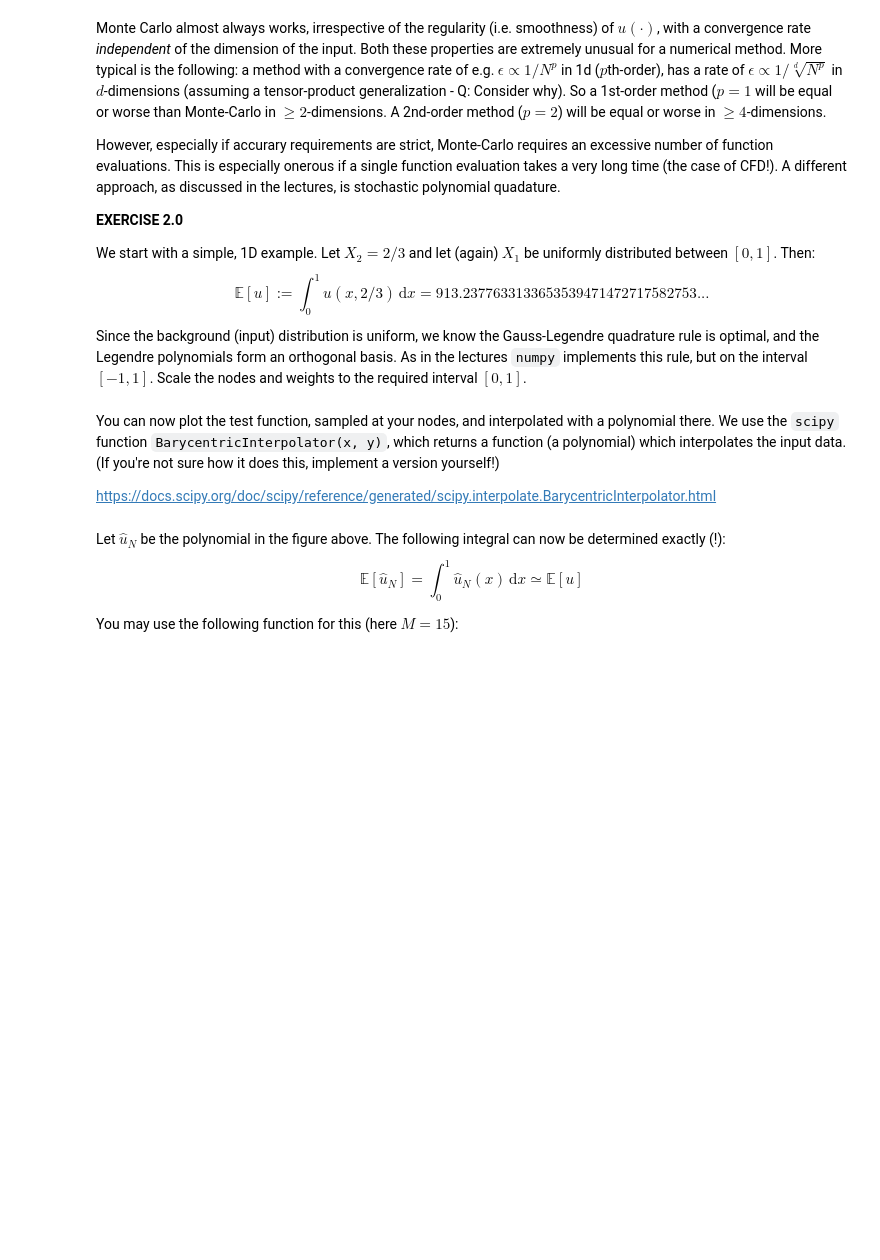
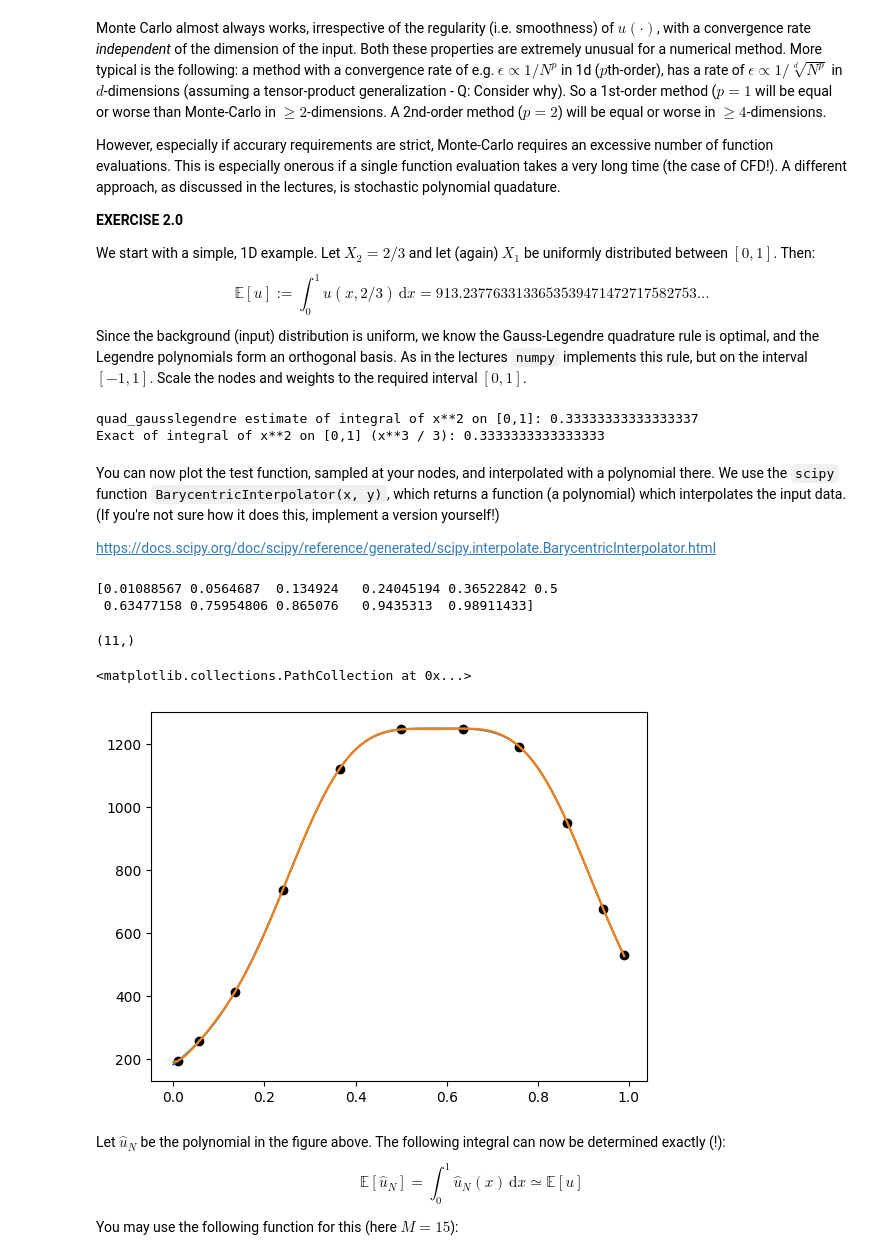
Before and after one commit to msahirs/CFD_IV, a Jupyter notebook: Tutorial1.ipynb, the cells around one changed output. Saved outputs shown, nothing was run; the diff lists cells and outputs as text; code cells hidden in the pictures; blank space fills up the shorter version.

```diff
--- a/Tutorial1.ipynb
+++ b/Tutorial1.ipynb
@@ -75,32 +79,52 @@ $$
 $$
 Since the background (input) distribution is uniform, we know the Gauss-Legendre quadrature rule is optimal, and the Legendre polynomials form an orthogonal basis.  As in the lectures `numpy` implements this rule, but on the interval $[-1,1]$.  Scale the nodes and weights to the required interval $[0,1]$.
 # %%
-def scaled_gausslegendre(M):
+def scaled_gausslegendre(M, bot = 0, top = 1):
     """Return the Gauss-Legendre rule with M+1 nodes on [0,1]"""
     x, w = np.polynomial.legendre.leggauss(M+1)
-    raise NotImplementedError()  ### TODO Implement scaling of weights and nodes
+    scaled_x = 0.5*(x + 1)*(top - bot) + bot
+    # raise NotImplementedError()  ### TODO Implement scaling of weights and nodes
 
-    return x, w
+    return scaled_x, w
 
-def quad_gausslegendre(f, M):
+def quad_gausslegendre(f, M, bot = 0, top = 1):
     """Return the Gauss-Legendre approximation of the integral of f on [0,1]"""
-    raise NotImplementedError()  ### TODO Implement quadrature rule
+
+    t_nodes, t_weights = scaled_gausslegendre(M, bot = bot, top = top)
+    return np.sum(t_weights * f(t_nodes)) * 0.5*(top - bot)  # Implement the quad-rule
+    # raise NotImplementedError()  ### TODO Implement quadrature rule
+
+
+print("quad_gausslegendre estimate of integral of x**2 on [0,1]:", quad_gausslegendre(lambda x: x**2, 4))
+print("Exact of integral of x**2 on [0,1] (x**3 / 3):", 1/3)
+# %% [output]
+quad_gausslegendre estimate of integral of x**2 on [0,1]: 0.33333333333333337
+Exact of integral of x**2 on [0,1] (x**3 / 3): 0.3333333333333333
 # %% [markdown]
 You can now plot the test function, sampled at your nodes, and interpolated with a polynomial there.  We use the `scipy` function `BarycentricInterpolator(x, y)`, which returns a function (a polynomial) which interpolates the input data.  (If you're not sure how it does this, implement a version yourself!)
 
 https://docs.scipy.org/doc/scipy/reference/generated/scipy.interpolate.BarycentricInterpolator.html
 # %%
-x, w = scaled_gausslegendre(5)
+x, w = scaled_gausslegendre(10)
+print(x)
 def u_1d(x): return u(x, 2/3)
 Y = u_1d(x)
 uhat = interpolate.BarycentricInterpolator(x, Y)
+# %% [output]
+[0.01088567 0.0564687  0.134924   0.24045194 0.36522842 0.5
+ 0.63477158 0.75954806 0.865076   0.9435313  0.98911433]
 # %%
 plt.figure()
 xx = np.arange(0, 1, 0.01)
 
 plt.plot(xx, u_1d(xx))
 plt.plot(xx, uhat(xx))
-plt.scatter(X, Y, c='black')
+# print(Y.shape)
+plt.scatter(x, Y, c='black')
+# %% [output]
+(11,)
+<matplotlib.collections.PathCollection at 0x...>
+[figure, added]
 # %% [markdown]
 Let $\hat{u}_N$ be the polynomial in the figure above. The following integral can now be determined exactly (!):
 $$
```
Also changed, not shown: parts of 9 cells of this notebook, 1 other file.
